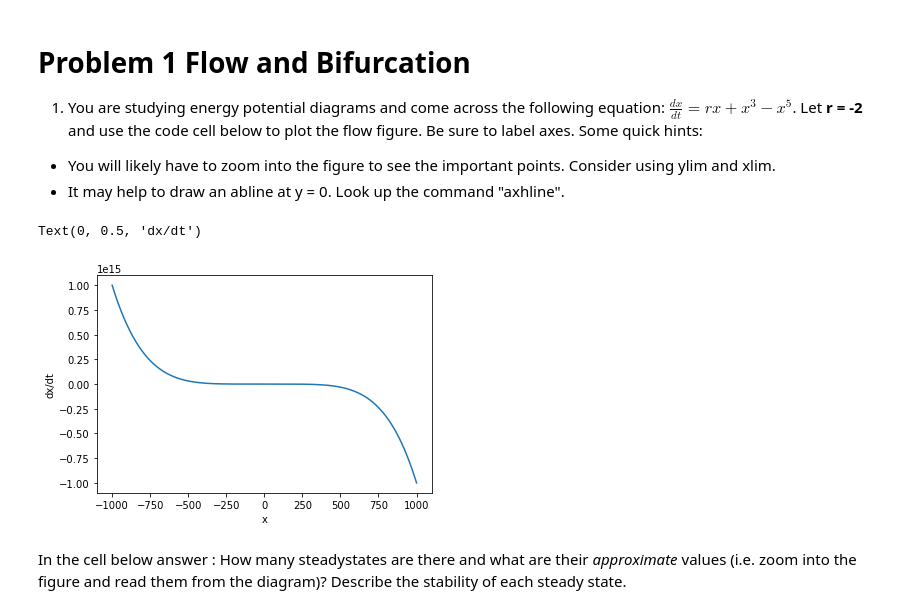
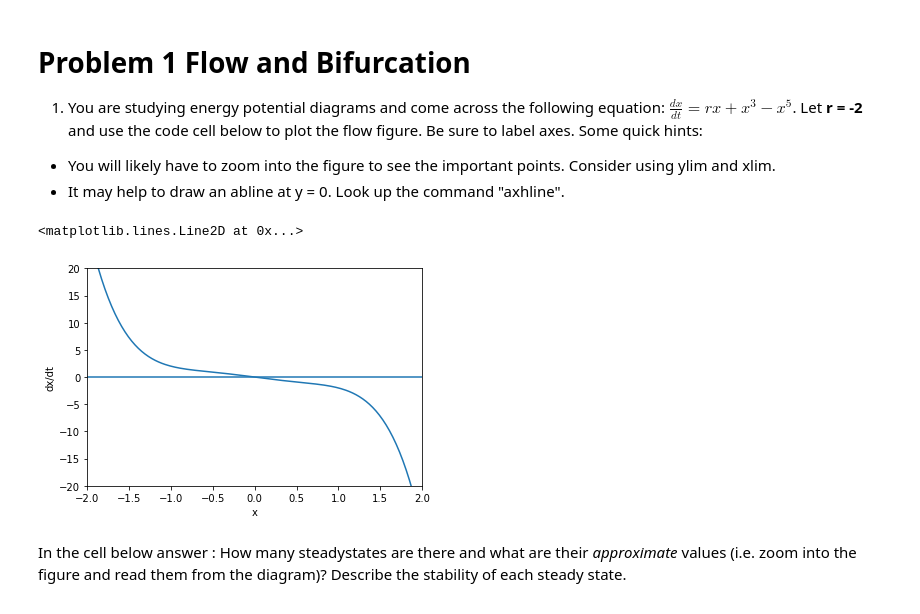
Before and after one commit to mdsnbutler/ChE_2410-Public-Repo, a Jupyter notebook: Homework/Homework 7 Flow on a Line.ipynb, the cells around one changed output. Saved outputs shown, nothing was run; the diff lists cells and outputs as text; code cells hidden in the pictures.

```diff
--- a/Homework/Homework 7 Flow on a Line.ipynb
+++ b/Homework/Homework 7 Flow on a Line.ipynb
@@ -10,22 +10,25 @@ $\frac{dx}{dt} = rx+x^3-x^5$. Let **r = -2** and use the code cell below to plot
 # %%
 import matplotlib.pyplot as plt
 import numpy as np
 
 r = -2
 
 def func(x, r, t):
     dx = r*x + x**3 - x**5
     return dx
 
 xsteps = np.linspace(-1000, 1000, 100000)
 timesteps = np.linspace(0, 1000, 100000)
 
 plt.plot(xsteps, func(xsteps, r, timesteps))
 plt.xlabel('x')
 plt.ylabel('dx/dt')
+plt.xlim(-2, 2)
+plt.ylim(-20, 20)
+plt.axhline()
 # %% [output]
-Text(0, 0.5, 'dx/dt')
+<matplotlib.lines.Line2D at 0x...>
-[figure, old version]
+[figure, new version]
 # %% [markdown]
 In the cell below answer : How many steadystates are there and what are their *approximate* values (i.e. zoom into the figure and read them from the diagram)? Describe the stability of each steady state.
 # %% [markdown]
```
Also changed, not shown: parts of 14 cells of this notebook.
